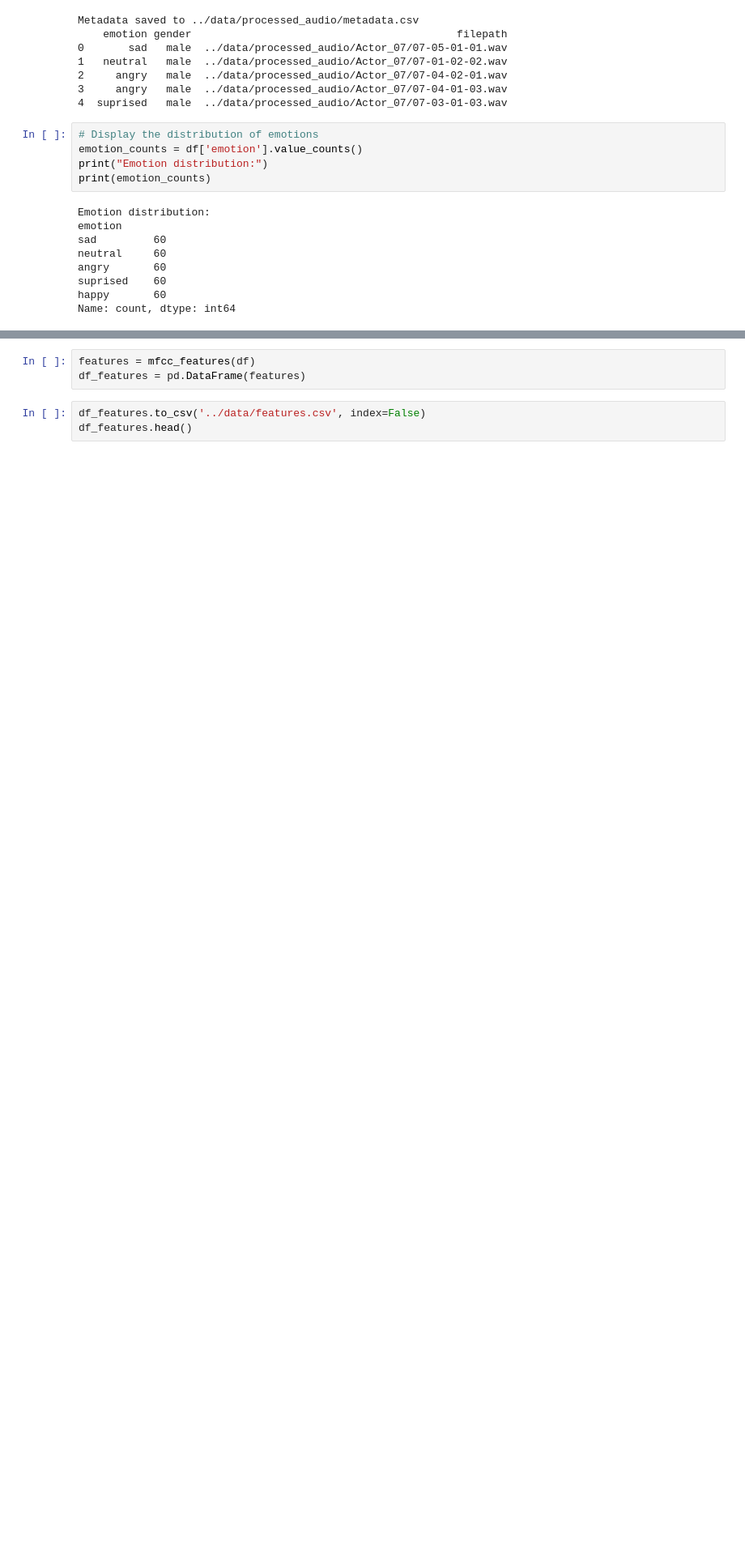
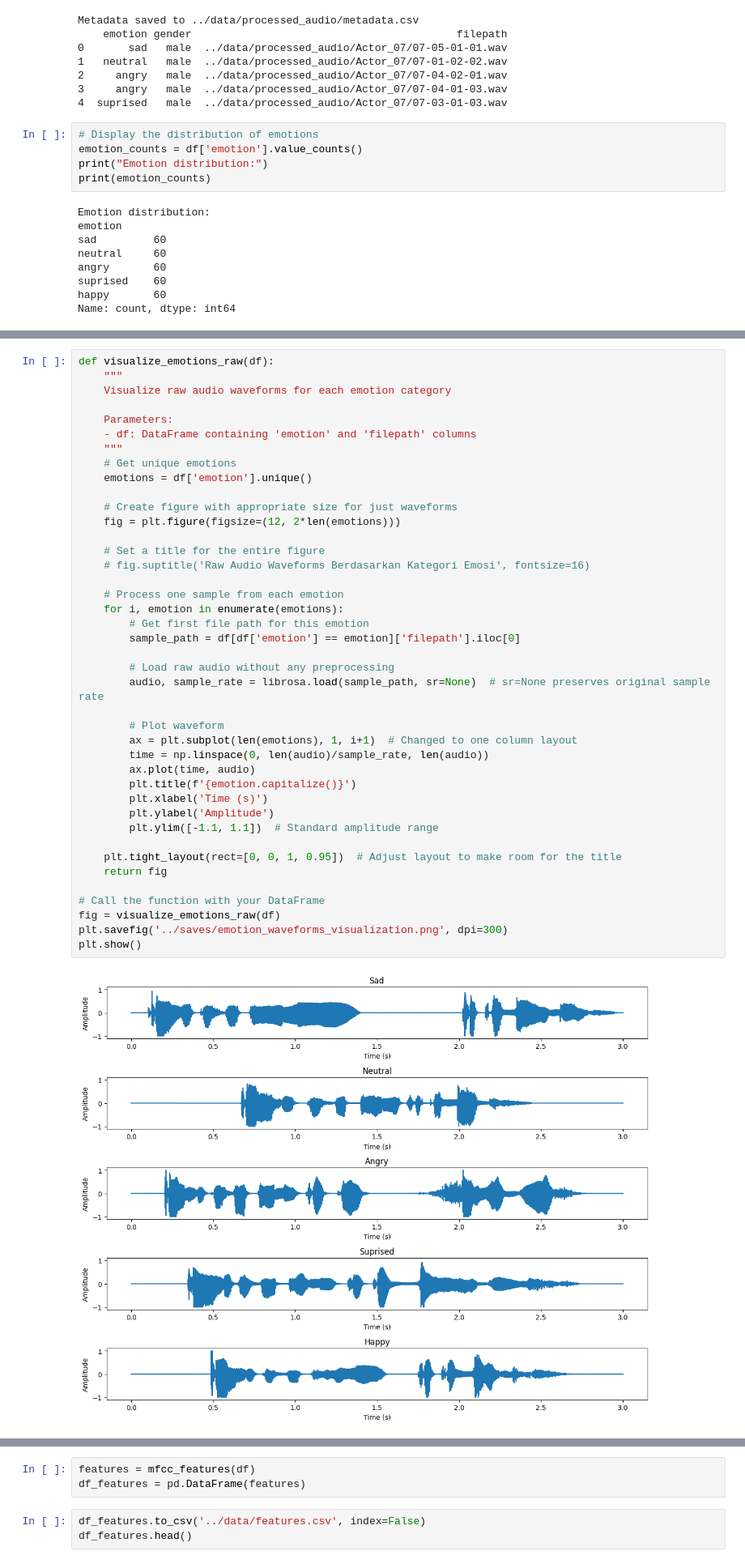
Before and after one commit to Reiaslite/speech-emotion-recognition, a Jupyter notebook: notebooks/main.ipynb, the cells around one changed output, grey strips where cells are left out. Shown at 81% size. Drawn from its saved outputs; the diff is of its cells as text; blank space fills up the shorter version.

Commit message:
Add visualization

```diff
--- a/notebooks/main.ipynb
+++ b/notebooks/main.ipynb
@@ -108,0 +130,43 @@ Name: count, dtype: int64
+# %%
+def visualize_emotions_raw(df):
+    """
+    Visualize raw audio waveforms for each emotion category
+
+    Parameters:
+    - df: DataFrame containing 'emotion' and 'filepath' columns
+    """
+    # Get unique emotions
+    emotions = df['emotion'].unique()
+
+    # Create figure with appropriate size for just waveforms
+    fig = plt.figure(figsize=(12, 2*len(emotions)))
+
+    # Set a title for the entire figure
+    # fig.suptitle('Raw Audio Waveforms Berdasarkan Kategori Emosi', fontsize=16)
+
+    # Process one sample from each emotion
+    for i, emotion in enumerate(emotions):
+        # Get first file path for this emotion
+        sample_path = df[df['emotion'] == emotion]['filepath'].iloc[0]
+
+        # Load raw audio without any preprocessing
+        audio, sample_rate = librosa.load(sample_path, sr=None)  # sr=None preserves original sample rate
+
+        # Plot waveform
+        ax = plt.subplot(len(emotions), 1, i+1)  # Changed to one column layout
+        time = np.linspace(0, len(audio)/sample_rate, len(audio))
+        ax.plot(time, audio)
+        plt.title(f'{emotion.capitalize()}')
+        plt.xlabel('Time (s)')
+        plt.ylabel('Amplitude')
+        plt.ylim([-1.1, 1.1])  # Standard amplitude range
+
+    plt.tight_layout(rect=[0, 0, 1, 0.95])  # Adjust layout to make room for the title
+    return fig
+
+# Call the function with your DataFrame
+fig = visualize_emotions_raw(df)
+plt.savefig('../saves/emotion_waveforms_visualization.png', dpi=300)
+plt.show()
+# %% [output]
+[figure, added]
```
Also changed, not shown: parts of 20 cells of this notebook.
